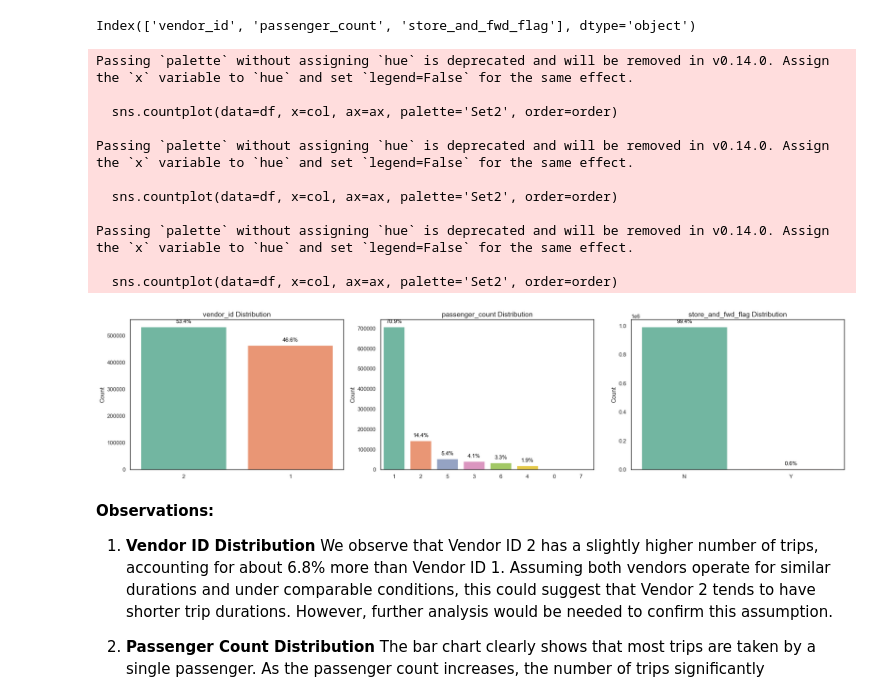
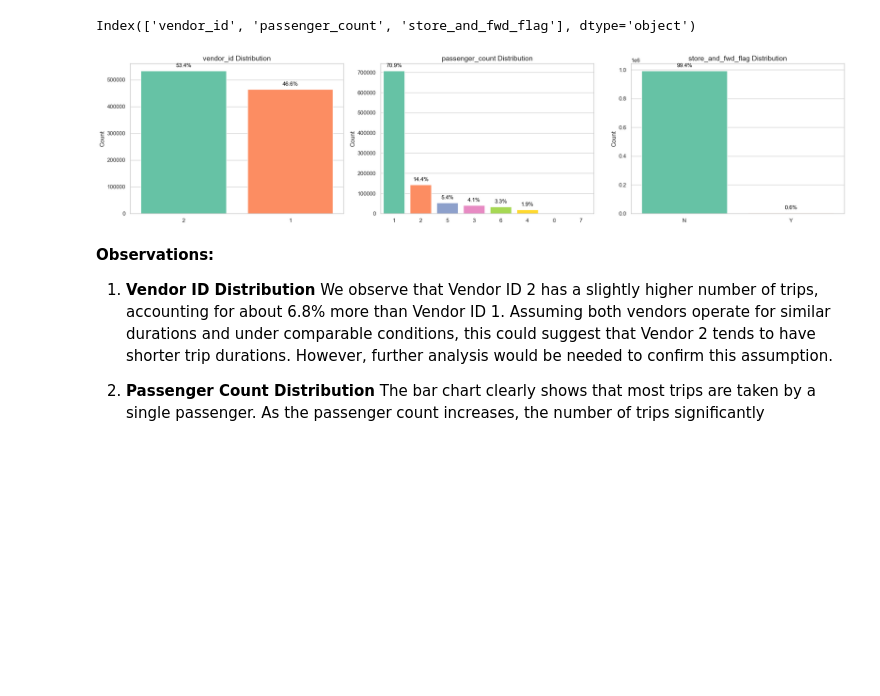
Before and after one commit to b-4her/nyc-taxi-trip-duration-api, a Jupyter notebook: notebooks/comprehensive_eda.ipynb, the cells around one changed output. Drawn from its saved outputs; the diff is of its cells as text; code cells hidden in the pictures; blank space fills up the shorter version.

```diff
--- a/notebooks/newEDA.ipynb
+++ b/notebooks/comprehensive_eda.ipynb
@@ -461,51 +476,43 @@ Index(['vendor_id', 'passenger_count', 'store_and_fwd_flag'], dtype='object')
 cat_cols = ['vendor_id', 'passenger_count', 'store_and_fwd_flag']
 n = len(cat_cols)
 
 fig, axes = plt.subplots(1, n, figsize=(7 * n, 5))
 sns.set_theme(style="whitegrid")
 
-# Bar Plot
 for i, col in enumerate(cat_cols):
     ax = axes[i]
 
-    # Calculate counts and total
     counts = df[col].value_counts()
     total = counts.sum()
     order = counts.index
 
-    # Draw the countplot
-    sns.countplot(data=df, x=col, ax=ax, palette='Set2', order=order)
+    # Draw basic countplot (no palette to avoid FutureWarning)
+    plot = sns.countplot(data=df, x=col, ax=ax, order=order)
+
+    # Manually color bars
+    colors = sns.color_palette('Set2', len(order))
+    for patch, color in zip(ax.patches, colors):
+        patch.set_facecolor(color)
 
     # Style
     ax.set_title(f'{col} Distribution', fontsize=14)
     ax.set_xlabel('')
     ax.set_ylabel('Count')
+    ax.set_xticks(range(len(order)))
     ax.set_xticklabels(order, ha='center', fontsize=11)
-    ax.tick_params(axis='x')
 
-    # Add percentage labels on top
+    # Add percentages
     for p in ax.patches:
         height = p.get_height()
         percent = f'{(height / total) * 100:.1f}%'
         ax.annotate(percent, (p.get_x() + p.get_width() / 2., height),
                     ha='center', va='bottom', fontsize=11, color='black', xytext=(0, 5),
                     textcoords='offset points')
 
 plt.tight_layout()
 plt.show()
 # %% [output]
-Passing `palette` without assigning `hue` is deprecated and will be removed in v0.14.0. Assign the `x` variable to `hue` and set `legend=False` for the same effect.
-
-  sns.countplot(data=df, x=col, ax=ax, palette='Set2', order=order)
-
-Passing `palette` without assigning `hue` is deprecated and will be removed in v0.14.0. Assign the `x` variable to `hue` and set `legend=False` for the same effect.
-
-  sns.countplot(data=df, x=col, ax=ax, palette='Set2', order=order)
-
-Passing `palette` without assigning `hue` is deprecated and will be removed in v0.14.0. Assign the `x` variable to `hue` and set `legend=False` for the same effect.
-
-  sns.countplot(data=df, x=col, ax=ax, palette='Set2', order=order)
-[figure, old version]
+[figure, new version]
 # %% [markdown]
 **Observations:**
 
```
Also changed, not shown: parts of 28 cells of this notebook, 3 other files.
